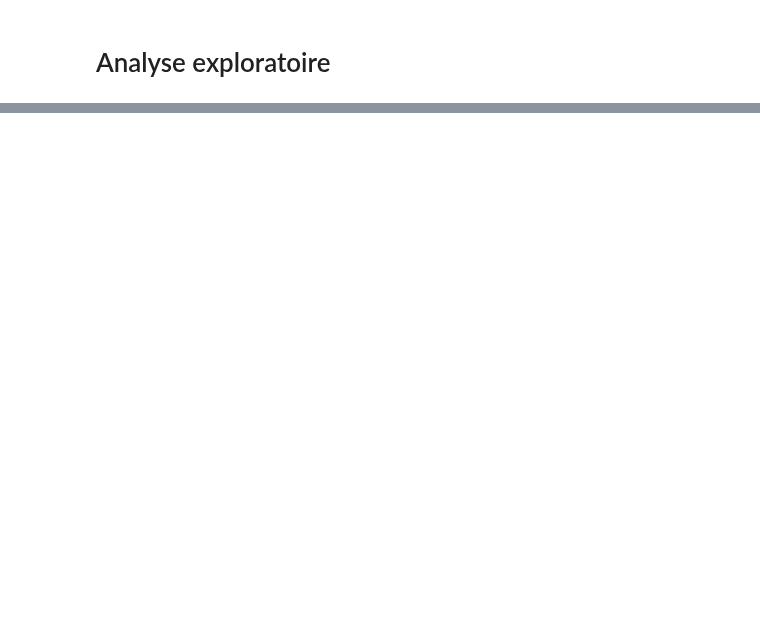
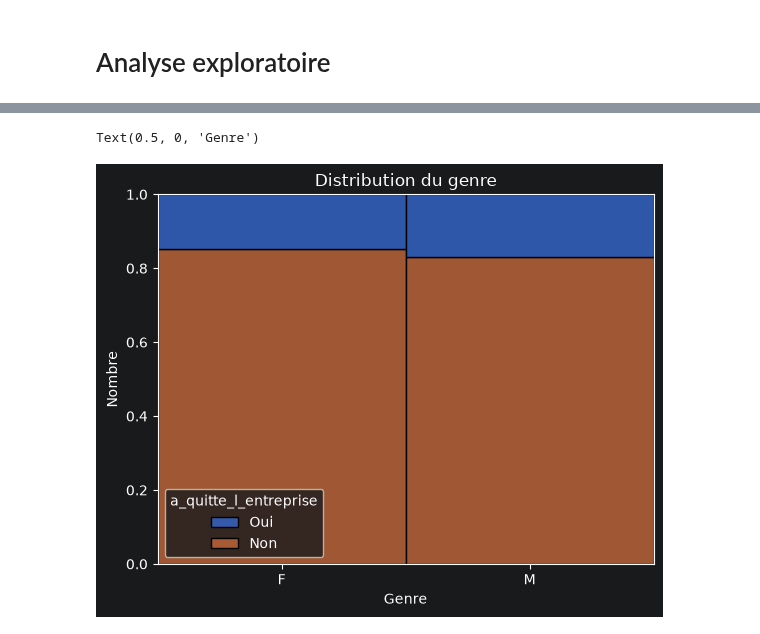
Before and after one commit to AunCly/p4_automatic_informations_classification, a Jupyter notebook: clugery_aurelien_1_part1_analyze.ipynb, the cells around one changed output, grey strips where cells are left out. Saved outputs shown, nothing was run; the diff lists cells and outputs as text; code cells hidden in the pictures; blank space fills up the shorter version.

```diff
--- a/clugery_aurelien_1_part1_analyze.ipynb
+++ b/clugery_aurelien_1_part1_analyze.ipynb
@@ -74,3 +109,11 @@ plt.show()
+# %%
+sns.histplot(data, x='genre', hue='a_quitte_l_entreprise', multiple='fill')
+plt.title('Distribution du genre')
+plt.ylabel('Nombre')
+plt.xlabel("Genre")
+# %% [output]
+Text(0.5, 0, 'Genre')
+[figure, added]
 # %%
 counts = resigned_employees['genre'].value_counts()
 
```
Also changed, not shown: parts of 90 cells of this notebook, 23 other files.
